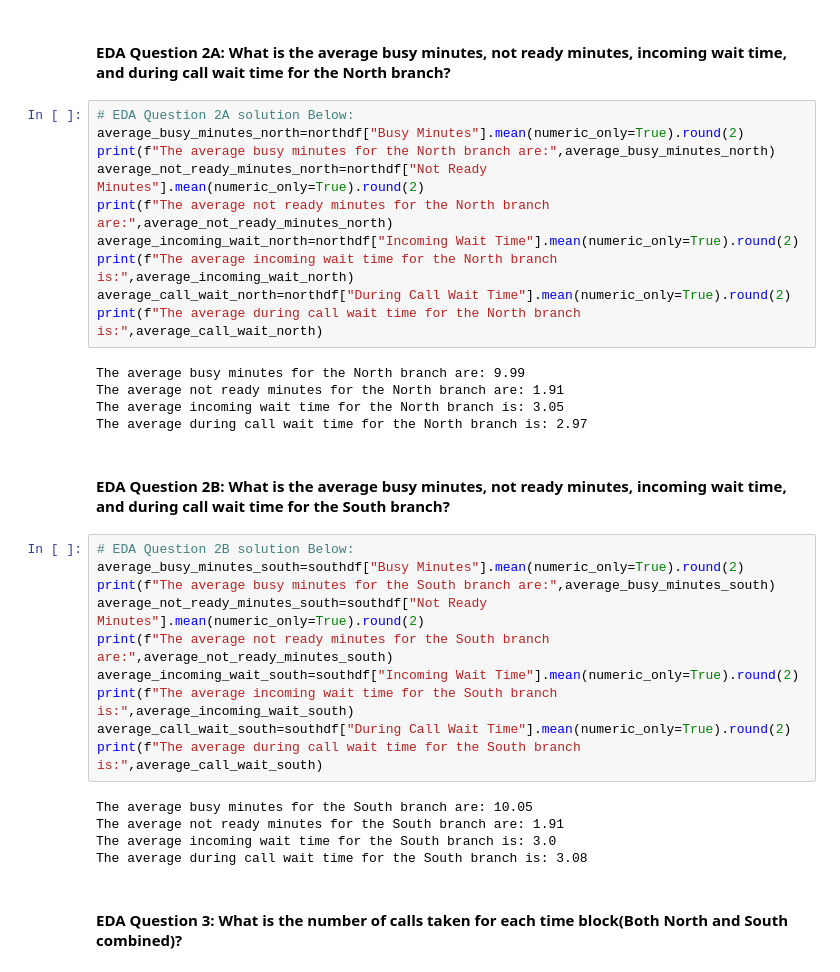
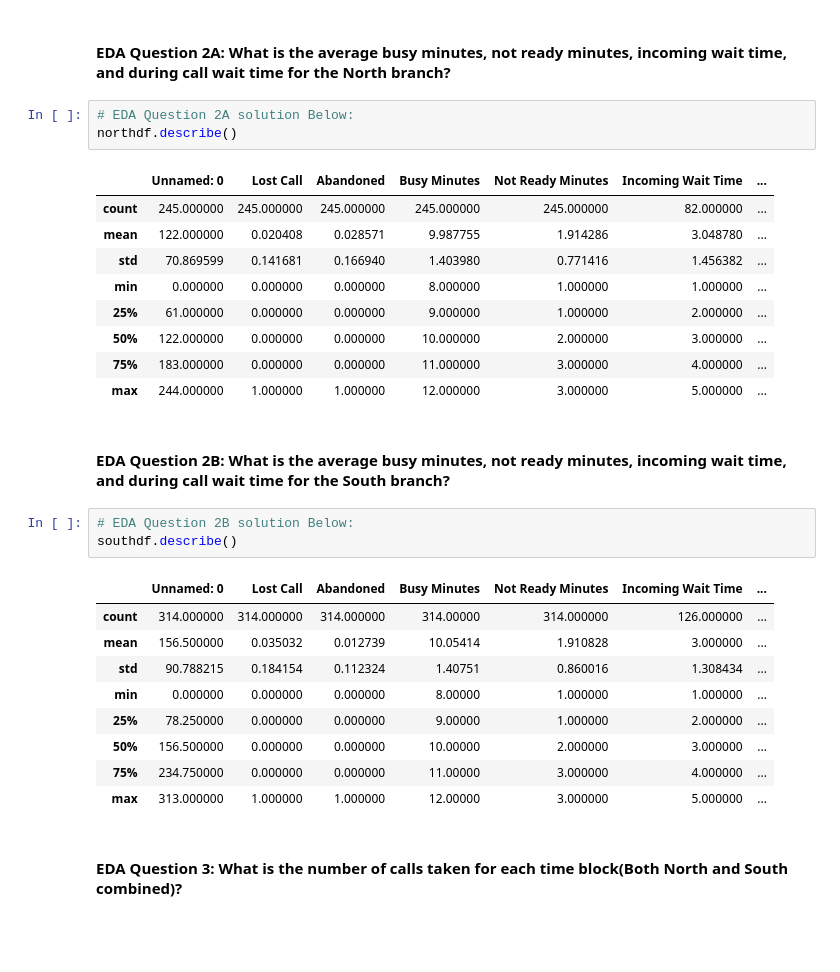
Before and after one commit to alexburchardt/call-center-cleanup-assignment, a Jupyter notebook: Call_Center_Cleanup.ipynb, the cells around one changed output. Drawn from its saved outputs; the diff is of its cells as text; blank space fills up the shorter version.

```diff
--- a/Call_Center_Cleanup.ipynb
+++ b/Call_Center_Cleanup.ipynb
@@ -80,36 +62,32 @@ There are 11 reps in the South branch.
 #### EDA Question 2A:  What is the average busy minutes, not ready minutes, incoming wait time, and during call wait time for the North branch?
 # %%
 # EDA Question 2A solution Below:
-average_busy_minutes_north=northdf["Busy Minutes"].mean(numeric_only=True).round(2)
-print(f"The average busy minutes for the North branch are:",average_busy_minutes_north)
-average_not_ready_minutes_north=northdf["Not Ready Minutes"].mean(numeric_only=True).round(2)
-print(f"The average not ready minutes for the North branch are:",average_not_ready_minutes_north)
-average_incoming_wait_north=northdf["Incoming Wait Time"].mean(numeric_only=True).round(2)
-print(f"The average incoming wait time for the North branch is:",average_incoming_wait_north)
-average_call_wait_north=northdf["During Call Wait Time"].mean(numeric_only=True).round(2)
-print(f"The average during call wait time for the North branch is:",average_call_wait_north)
+northdf.describe()
 # %% [output]
-The average busy minutes for the North branch are: 9.99
-The average not ready minutes for the North branch are: 1.91
-The average incoming wait time for the North branch is: 3.05
-The average during call wait time for the North branch is: 2.97
+|  | Unnamed: 0 | Lost Call | Abandoned | Busy Minutes | Not Ready Minutes | Incoming Wait Time | ... |
+| count | 245.000000 | 245.000000 | 245.000000 | 245.000000 | 245.000000 | 82.000000 | ... |
+| mean | 122.000000 | 0.020408 | 0.028571 | 9.987755 | 1.914286 | 3.048780 | ... |
+| std | 70.869599 | 0.141681 | 0.166940 | 1.403980 | 0.771416 | 1.456382 | ... |
+| min | 0.000000 | 0.000000 | 0.000000 | 8.000000 | 1.000000 | 1.000000 | ... |
+| 25% | 61.000000 | 0.000000 | 0.000000 | 9.000000 | 1.000000 | 2.000000 | ... |
+| 50% | 122.000000 | 0.000000 | 0.000000 | 10.000000 | 2.000000 | 3.000000 | ... |
+| 75% | 183.000000 | 0.000000 | 0.000000 | 11.000000 | 3.000000 | 4.000000 | ... |
+| max | 244.000000 | 1.000000 | 1.000000 | 12.000000 | 3.000000 | 5.000000 | ... |
 # %% [markdown]
 #### EDA Question 2B:  What is the average busy minutes, not ready minutes, incoming wait time, and during call wait time for the South branch?
 # %%
 # EDA Question 2B solution Below:
-average_busy_minutes_south=southdf["Busy Minutes"].mean(numeric_only=True).round(2)
-print(f"The average busy minutes for the South branch are:",average_busy_minutes_south)
-average_not_ready_minutes_south=southdf["Not Ready Minutes"].mean(numeric_only=True).round(2)
-print(f"The average not ready minutes for the South branch are:",average_not_ready_minutes_south)
-average_incoming_wait_south=southdf["Incoming Wait Time"].mean(numeric_only=True).round(2)
-print(f"The average incoming wait time for the South branch is:",average_incoming_wait_south)
-average_call_wait_south=southdf["During Call Wait Time"].mean(numeric_only=True).round(2)
-print(f"The average during call wait time for the South branch is:",average_call_wait_south)
+southdf.describe()
 # %% [output]
-The average busy minutes for the South branch are: 10.05
-The average not ready minutes for the South branch are: 1.91
-The average incoming wait time for the South branch is: 3.0
-The average during call wait time for the South branch is: 3.08
+|  | Unnamed: 0 | Lost Call | Abandoned | Busy Minutes | Not Ready Minutes | Incoming Wait Time | ... |
+| count | 314.000000 | 314.000000 | 314.000000 | 314.00000 | 314.000000 | 126.000000 | ... |
+| mean | 156.500000 | 0.035032 | 0.012739 | 10.05414 | 1.910828 | 3.000000 | ... |
+| std | 90.788215 | 0.184154 | 0.112324 | 1.40751 | 0.860016 | 1.308434 | ... |
+| min | 0.000000 | 0.000000 | 0.000000 | 8.00000 | 1.000000 | 1.000000 | ... |
+| 25% | 78.250000 | 0.000000 | 0.000000 | 9.00000 | 1.000000 | 2.000000 | ... |
+| 50% | 156.500000 | 0.000000 | 0.000000 | 10.00000 | 2.000000 | 3.000000 | ... |
+| 75% | 234.750000 | 0.000000 | 0.000000 | 11.00000 | 3.000000 | 4.000000 | ... |
+| max | 313.000000 | 1.000000 | 1.000000 | 12.00000 | 3.000000 | 5.000000 | ... |
 # %% [markdown]
 #### EDA Question 3:  What is the number of calls taken for each time block(Both North and South combined)?
 # %%
```
Also changed, not shown: parts of 17 cells of this notebook.
